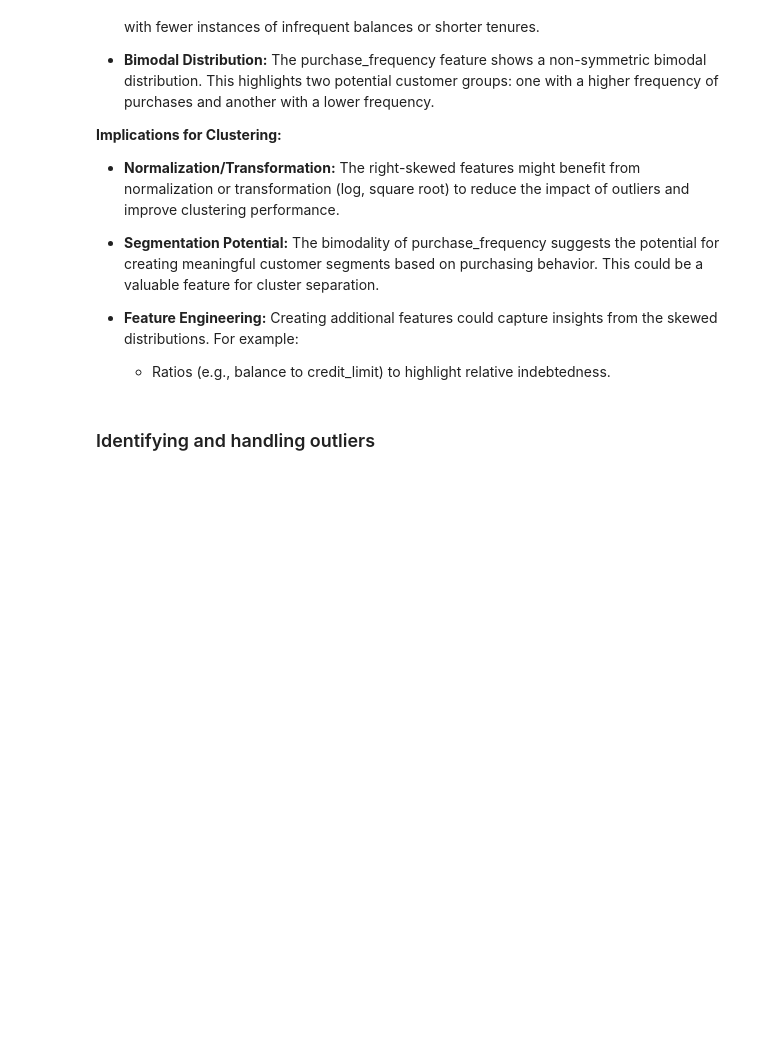
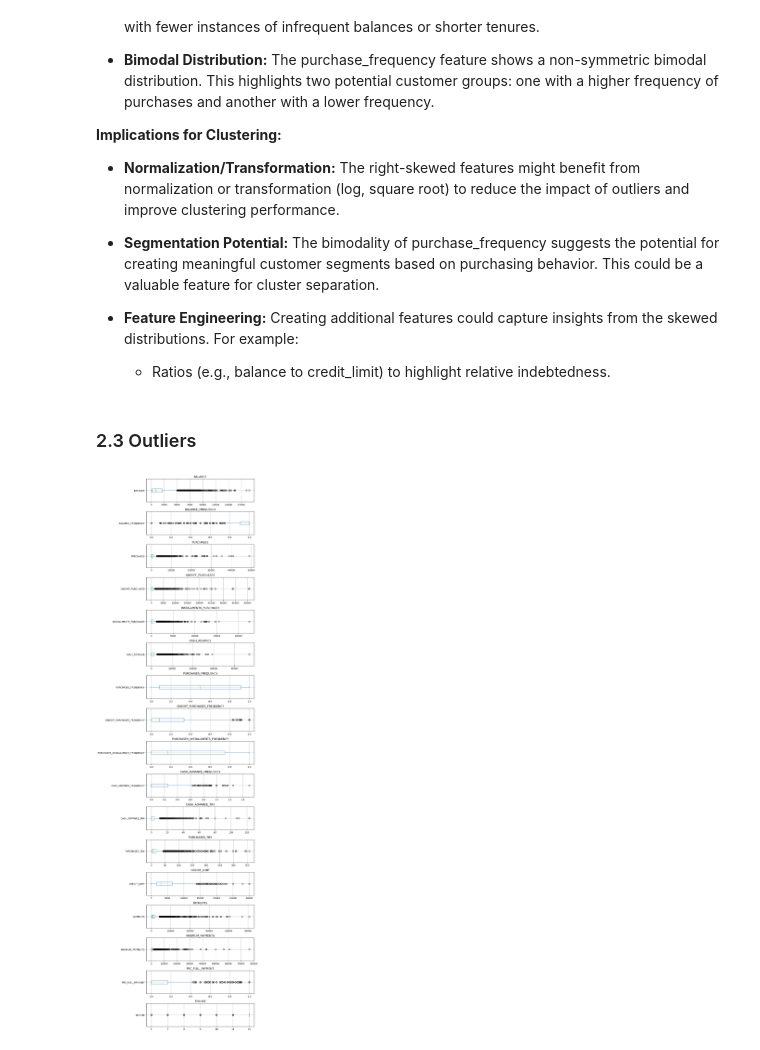
Before and after one commit to kjellrkri/Portfolio, a Jupyter notebook: Credit Card Clustering Analysis/credit_card_clustering_analysis.ipynb, the cells around one changed output. Cells and saved outputs as stored; diff of their text form; code cells hidden in the pictures; blank space fills up the shorter version.

```diff
--- a/Credit Card Clustering Analysis/credit_card_clustering_analysis.ipynb
+++ b/Credit Card Clustering Analysis/credit_card_clustering_analysis.ipynb
@@ -209,3 +214,6 @@ There are no duplicate entries in the data set.
+# %%
+# Drop redundant unique identifier CUST_ID
+df.drop('CUST_ID', axis=1, inplace=True)
 # %% [markdown]
 ## 2. Exploratory Data Analysis (EDA)
 # %% [markdown]
@@ -254,12 +262,9 @@ df.iloc[:, len(df.columns)//2:].describe()
 **4. Limited Customer Tenure:**
 * The tenure seems to have a limited range, with all quartiles and the maximum value being 12. This suggests that most customers in the dataset have held their credit cards for a relatively short period (around 1 year). This limited range of tenure might restrict the analysis from looking into understanding how credit card usage patterns evolve over a longer period.
 # %%
-# Select only numerical features
-numerical_columns = df.select_dtypes(include='number')
-
 # Calculate CV for each numerical feature
 print("Coefficient of Variation (CV) for each column:")
-for col in numerical_columns.columns:
+for col in df.columns:
   # Calculate standard deviation
   std = df[col].std()
   # Calculate CV
@@ -365,4 +366,22 @@ for column in numerical_columns.columns:
 * **Feature Engineering:** Creating additional features could capture insights from the skewed distributions.  For example:
    - Ratios (e.g., balance to credit_limit) to highlight relative indebtedness.
 # %% [markdown]
-### Identifying and handling outliers
+### 2.3 Outliers
+# %%
+# Create a new figure for plotting
+fig, axes = plt.subplots(len(df.columns), 1, figsize=(10, len(df.columns) * 2))  # Adjust figure size as needed
+
+# Iterate through each column and create a boxplot on a separate subplot
+for i, col in enumerate(df.columns):
+    df[col].plot(kind='box', ax=axes[i], vert=False)  # Use 'vert=False' for a horizontal boxplot
+    axes[i].set_title(col)
+    axes[i].set_xlabel('')  # Hide x-axis labels as they're not relevant for horizontal boxplots
+    axes[i].grid(True)
+
+# Tight layout to prevent overlapping subplots
+plt.tight_layout()
+
+# Display the boxplots
+plt.show()
+# %% [output]
+[figure, added]
```
Also changed, not shown: parts of 8 cells of this notebook.
